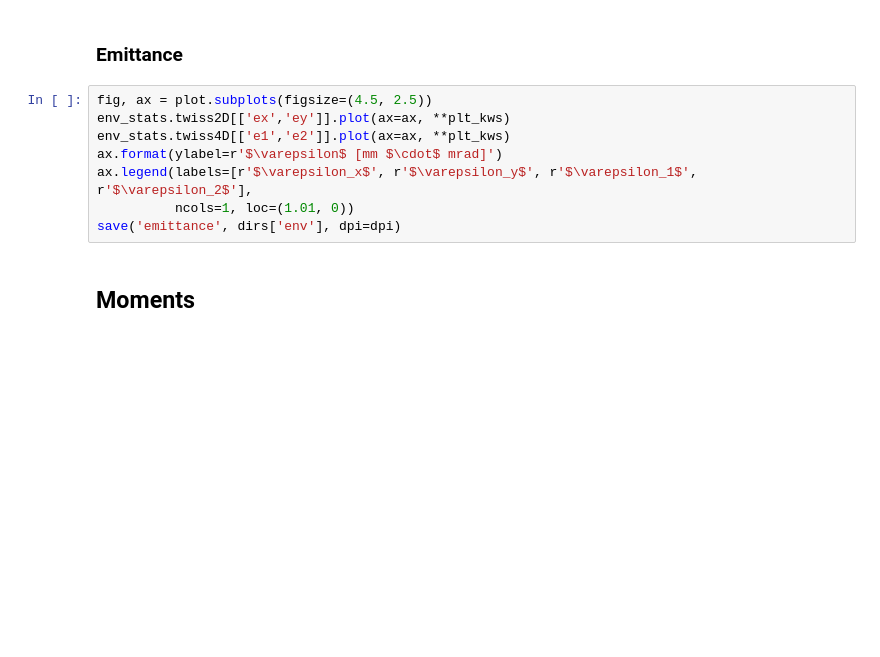
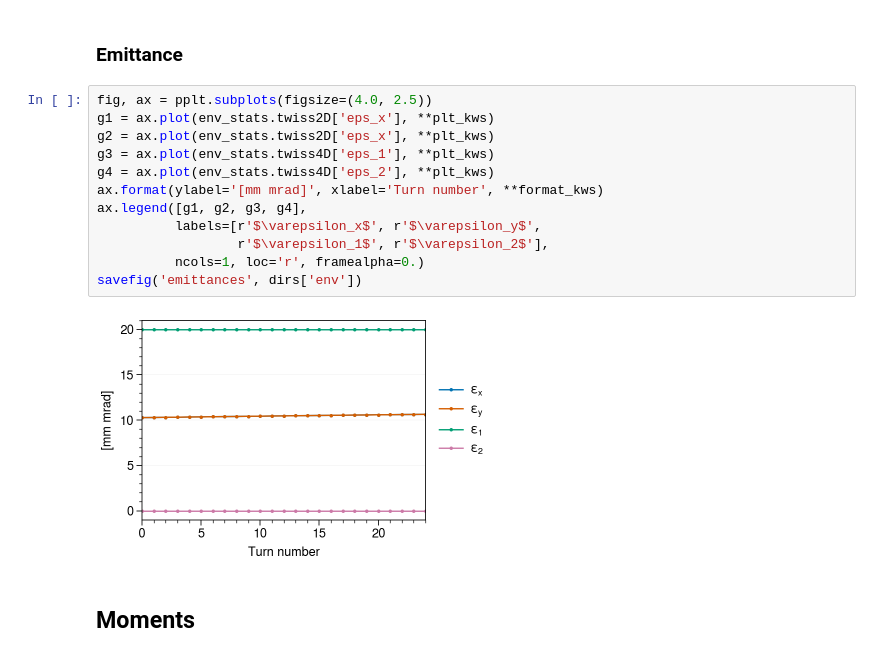
Before and after one commit to austin-hoover/accphys-tools, a Jupyter notebook: envelope/matching/tracking/turn_by_turn/onebeam/analysis.ipynb, the cells around one changed output. Saved outputs shown, nothing was run; the diff lists cells and outputs as text; blank space fills up the shorter version.

```diff
--- a/envelope/matching/tracking/turn_by_turn/onebeam/analysis.ipynb
+++ b/envelope/matching/tracking/turn_by_turn/onebeam/analysis.ipynb
@@ -128,13 +144,19 @@ save('twiss4D-nu', dirs['env'], dpi=dpi)
 # %% [markdown]
 ### Emittance
 # %%
-fig, ax = plot.subplots(figsize=(4.5, 2.5))
-env_stats.twiss2D[['ex','ey']].plot(ax=ax, **plt_kws)
-env_stats.twiss4D[['e1','e2']].plot(ax=ax, **plt_kws)
-ax.format(ylabel=r'$\varepsilon$ [mm $\cdot$ mrad]')
-ax.legend(labels=[r'$\varepsilon_x$', r'$\varepsilon_y$', r'$\varepsilon_1$', r'$\varepsilon_2$'],
-          ncols=1, loc=(1.01, 0))
-save('emittance', dirs['env'], dpi=dpi)
+fig, ax = pplt.subplots(figsize=(4.0, 2.5))
+g1 = ax.plot(env_stats.twiss2D['eps_x'], **plt_kws)
+g2 = ax.plot(env_stats.twiss2D['eps_x'], **plt_kws)
+g3 = ax.plot(env_stats.twiss4D['eps_1'], **plt_kws)
+g4 = ax.plot(env_stats.twiss4D['eps_2'], **plt_kws)
+ax.format(ylabel='[mm mrad]', xlabel='Turn number', **format_kws)
+ax.legend([g1, g2, g3, g4],
+          labels=[r'$\varepsilon_x$', r'$\varepsilon_y$',
+                  r'$\varepsilon_1$', r'$\varepsilon_2$'],
+          ncols=1, loc='r', framealpha=0.)
+savefig('emittances', dirs['env'])
+# %% [output]
+[figure, added]
 # %% [markdown]
 ## Moments
 # %%
```
Also changed, not shown: parts of 36 cells of this notebook, 1 other file.
